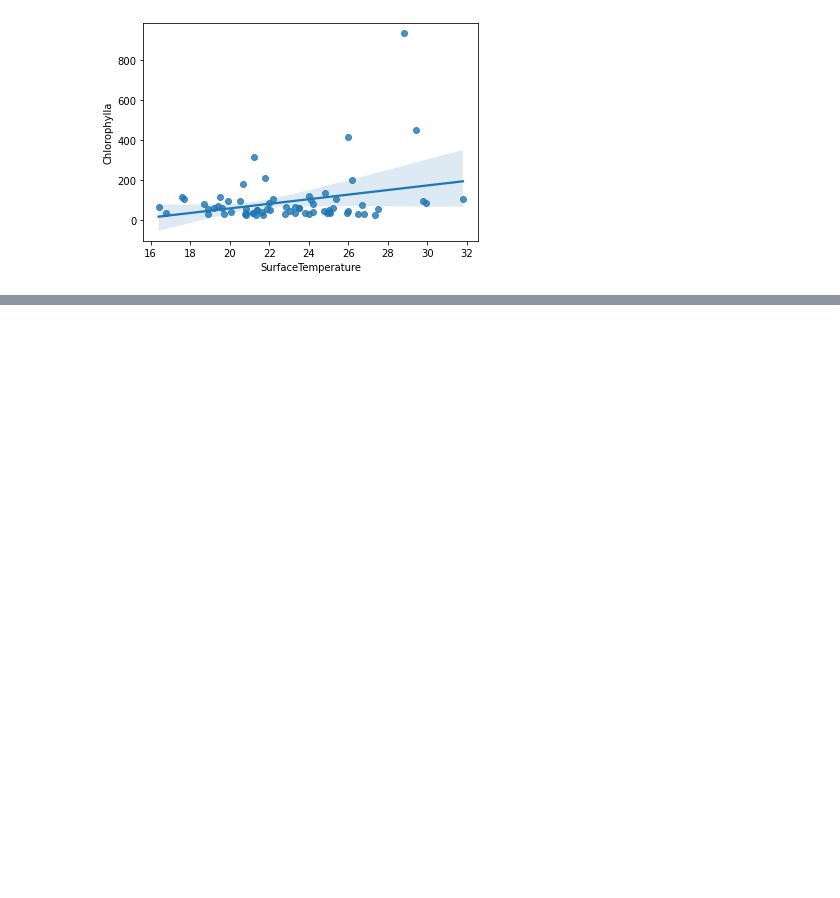
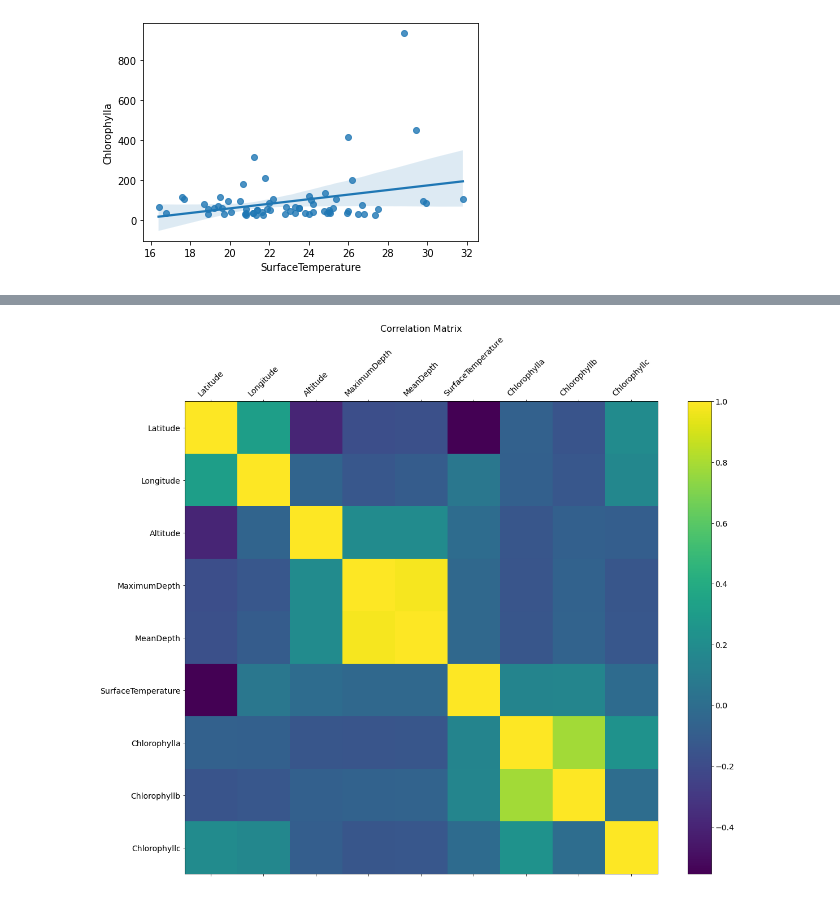
Before and after one commit to ubco-W2021T1-data301/project-group50-project, a Jupyter notebook: notebooks/analysis2.ipynb, the cells around one changed output, grey strips where cells are left out. Saved outputs shown, nothing was run; the diff lists cells and outputs as text; code cells hidden in the pictures; blank space fills up the shorter version.

```diff
--- a/notebooks/analysis2.ipynb
+++ b/notebooks/analysis2.ipynb
@@ -264,0 +277,16 @@ sns.regplot(x=chla["SurfaceTemperature"], y=chla["Chlorophylla"])
+# %%
+import matplotlib.pyplot as plt
+
+# observe correlation betwen variables, Chlorphyll a and b are more closely correlated to surface temperature
+# but neither of the three are that closely correlated to temperature.  this does show that the chlorophyll a and b contents
+# are closely correlated, though.
+
+f = plt.figure(figsize=(19, 15))
+plt.matshow(df.corr(), fignum=f.number)
+plt.xticks(range(df.select_dtypes(['number']).shape[1]), df.select_dtypes(['number']).columns, fontsize=14, rotation=45)
+plt.yticks(range(df.select_dtypes(['number']).shape[1]), df.select_dtypes(['number']).columns, fontsize=14)
+cb = plt.colorbar()
+cb.ax.tick_params(labelsize=14)
+plt.title('Correlation Matrix', fontsize=16);
+# %% [output]
+[figure, added]
```
Also changed, not shown: parts of 2 cells of this notebook.
